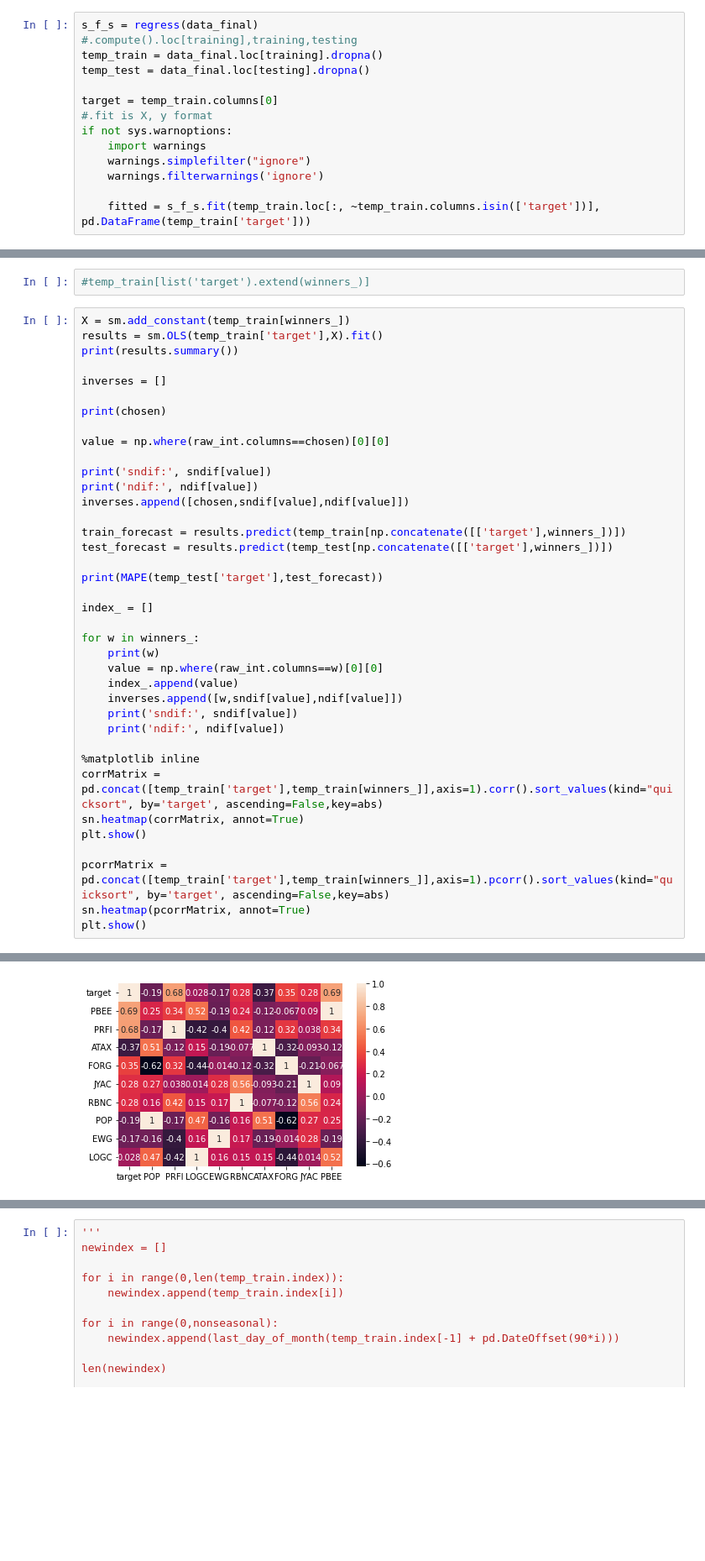
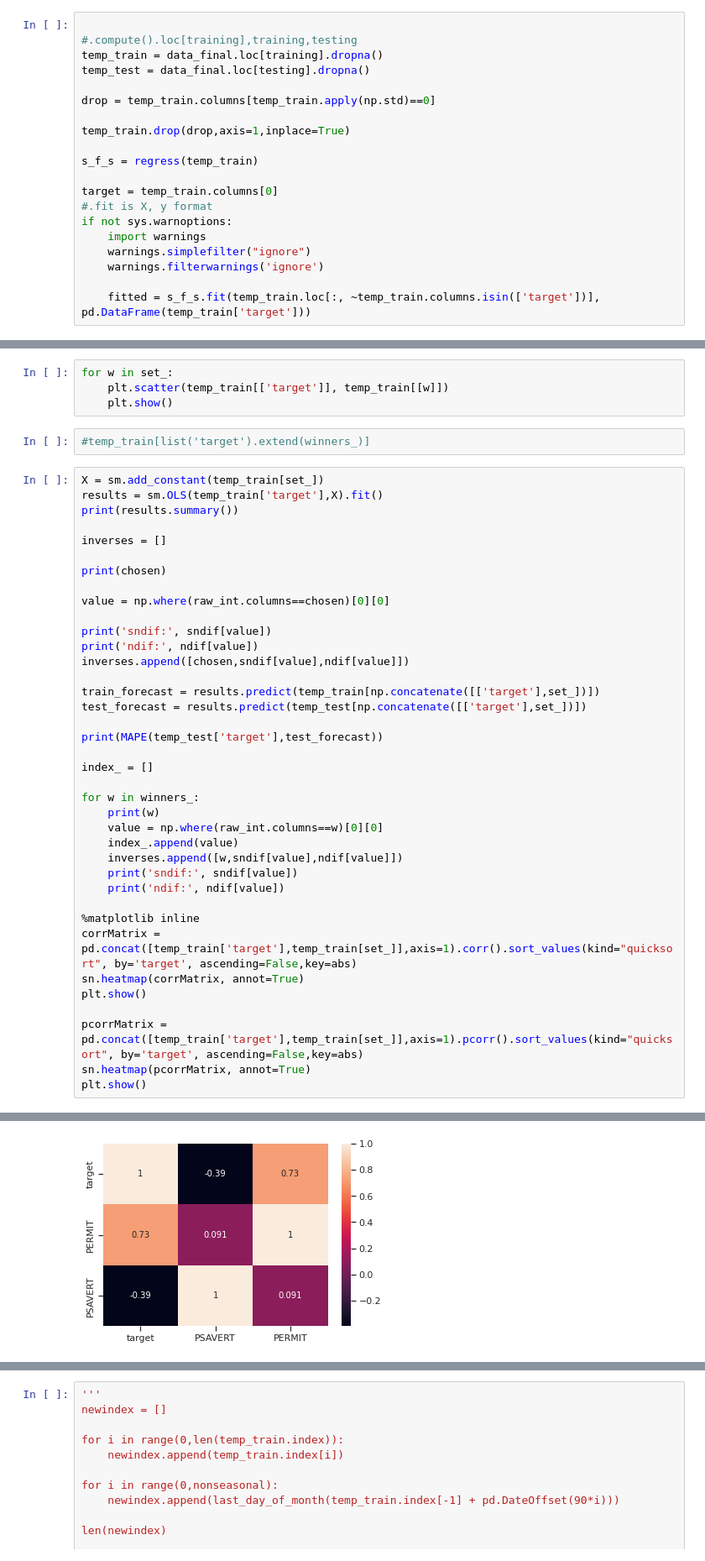
Before and after one commit to thistleknot/py_sock_par, a Jupyter notebook: Fred Analysis.ipynb, the cells around one changed output, grey strips where cells are left out. Shown at 84% size. Saved outputs shown, nothing was run; the diff lists cells and outputs as text; blank space fills up the shorter version.

```diff
--- a/Fred Analysis.ipynb
+++ b/Fred Analysis.ipynb
@@ -765,10 +766,16 @@ zca1_df.index = zca1_subset.index
 # %%
 #X = y_subset(subset)
 # %%
-s_f_s = regress(data_final)
+
 #.compute().loc[training],training,testing
 temp_train = data_final.loc[training].dropna()
 temp_test = data_final.loc[testing].dropna()
+
+drop = temp_train.columns[temp_train.apply(np.std)==0]
+
+temp_train.drop(drop,axis=1,inplace=True)
+
+s_f_s = regress(temp_train)
 
 target = temp_train.columns[0]
 #.fit is X, y format
@@ -845,7 +873,11 @@ temp_train[np.concatenate([['target'],winners_])]
+# %%
+for w in set_:
+    plt.scatter(temp_train[['target']], temp_train[[w]])
+    plt.show()
 # %%
 #temp_train[list('target').extend(winners_)]
 # %%
-X = sm.add_constant(temp_train[winners_])
+X = sm.add_constant(temp_train[set_])
 results = sm.OLS(temp_train['target'],X).fit()
 print(results.summary())
 
@@ -859,8 +891,8 @@ print('sndif:', sndif[value])
 print('ndif:', ndif[value])
 inverses.append([chosen,sndif[value],ndif[value]])
 
-train_forecast = results.predict(temp_train[np.concatenate([['target'],winners_])])
-test_forecast = results.predict(temp_test[np.concatenate([['target'],winners_])])
+train_forecast = results.predict(temp_train[np.concatenate([['target'],set_])])
+test_forecast = results.predict(temp_test[np.concatenate([['target'],set_])])
 
 print(MAPE(temp_test['target'],test_forecast))
 
@@ -875,11 +907,11 @@ for w in winners_:
     print('ndif:', ndif[value])
 
 %matplotlib inline
-corrMatrix = pd.concat([temp_train['target'],temp_train[winners_]],axis=1).corr().sort_values(kind="quicksort", by='target', ascending=False,key=abs)
+corrMatrix = pd.concat([temp_train['target'],temp_train[set_]],axis=1).corr().sort_values(kind="quicksort", by='target', ascending=False,key=abs)
 sn.heatmap(corrMatrix, annot=True)
 plt.show()
 
-pcorrMatrix = pd.concat([temp_train['target'],temp_train[winners_]],axis=1).pcorr().sort_values(kind="quicksort", by='target', ascending=False,key=abs)
+pcorrMatrix = pd.concat([temp_train['target'],temp_train[set_]],axis=1).pcorr().sort_values(kind="quicksort", by='target', ascending=False,key=abs)
 sn.heatmap(pcorrMatrix, annot=True)
 plt.show()
 # %% [output]
@@ -901,3 +933,3 @@ PBEE
 sndif: 0
 ndif: 1
-[figure, old version]
+[figure, new version]
```
Also changed, not shown: parts of 17 cells of this notebook.
